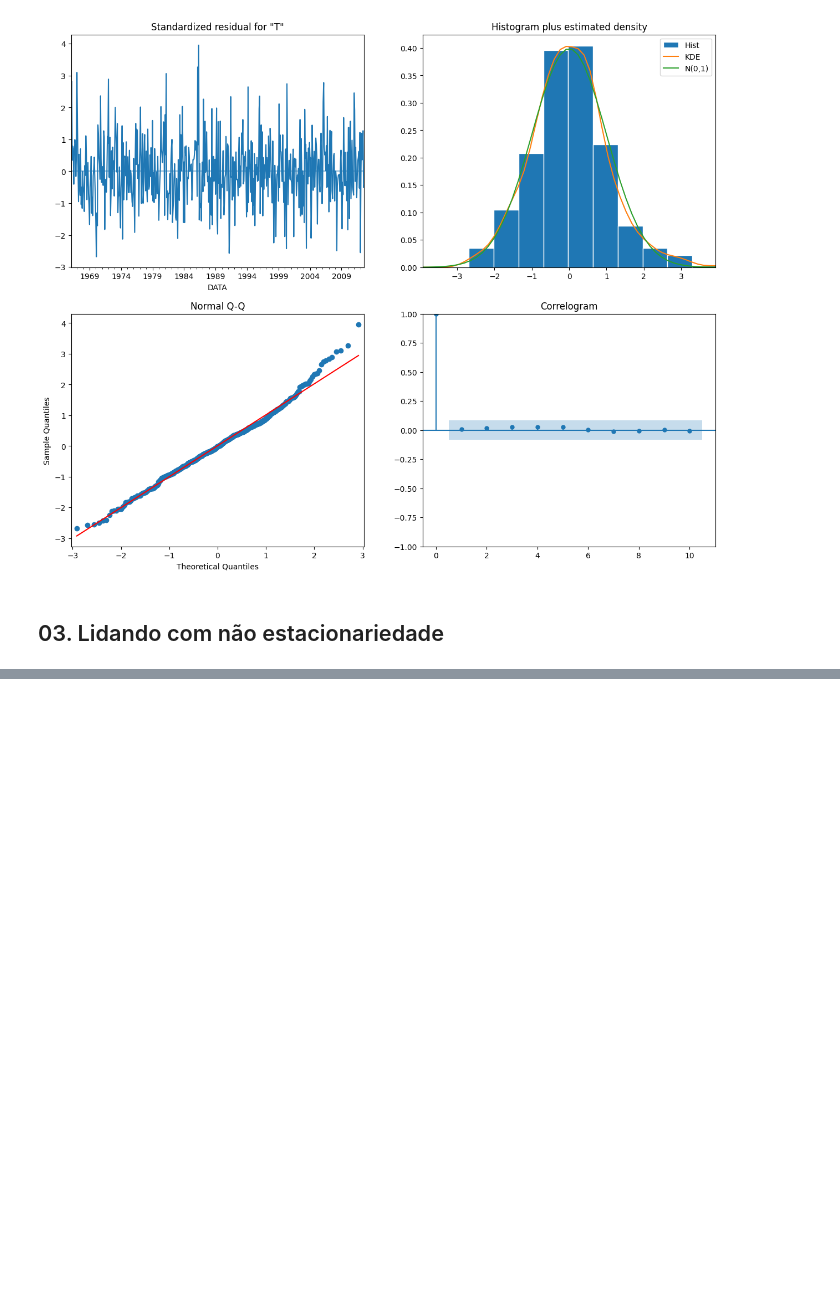
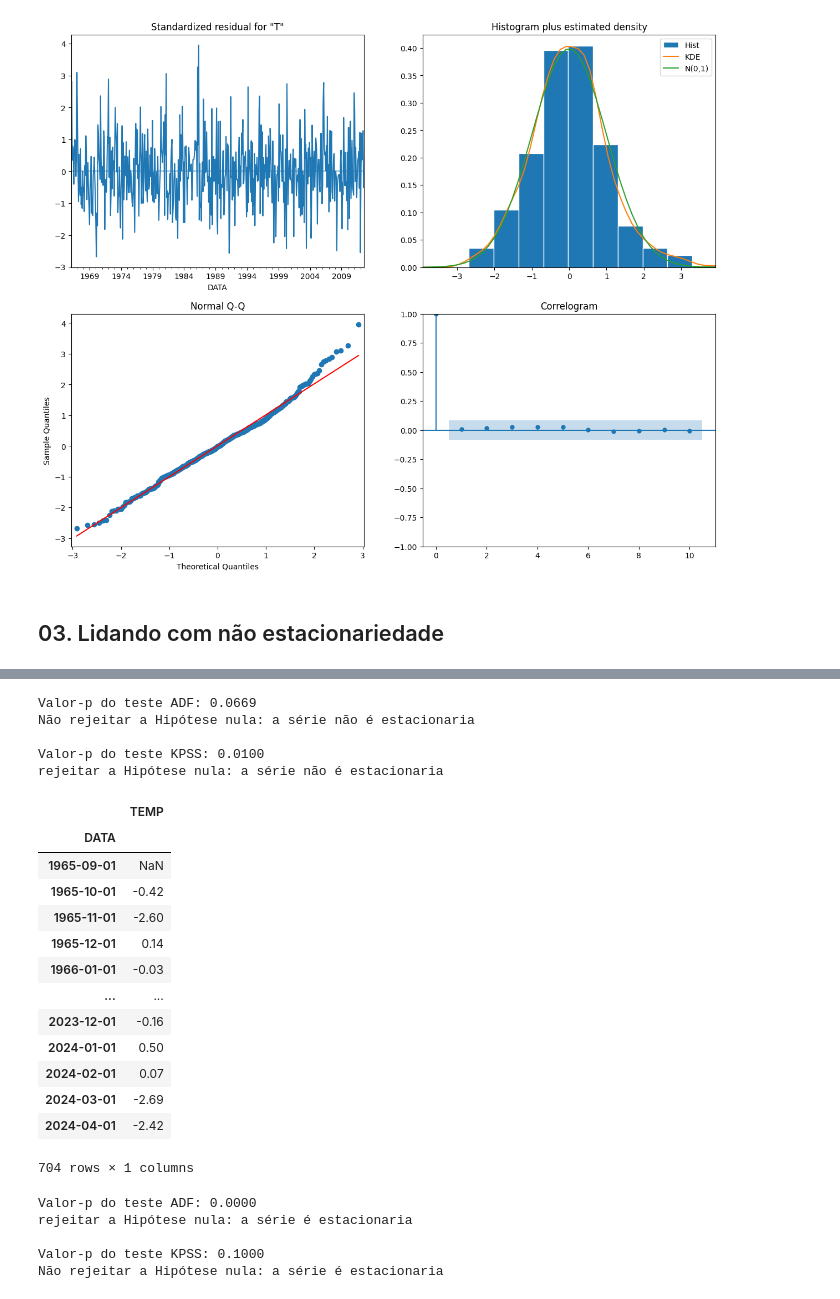
Before and after one commit to JCarapina/Estudos-praticos, a Jupyter notebook: series_temporais_2/notebooks/projeto.ipynb, the cells around one changed output, grey strips where cells are left out. Cells and saved outputs as stored; diff of their text form; code cells hidden in the pictures; blank space fills up the shorter version.

```diff
--- a/series_temporais_2/notebooks/projeto.ipynb
+++ b/series_temporais_2/notebooks/projeto.ipynb
@@ -471,0 +493,37 @@ SyntaxError: invalid syntax (4190012685.py, line 1)
+# %%
+# teste de estacionariedade
+estac(df_f3)
+# %% [output]
+Valor-p do teste ADF: 0.0669
+Não rejeitar a Hipótese nula: a série não é estacionaria
+
+Valor-p do teste KPSS: 0.0100
+rejeitar a Hipótese nula: a série não é estacionaria
+# %%
+# Quando na serie não é estacionaria não podemos aplicar modelos como AR ou ARMA, para isso precisamos converte a serie para estacionaria
+# para isso usaremos a diferenciação do valor atual pelo anterior
+df_f3.diff(1)
+# %% [output]
+|  | TEMP |
+| DATA |  |
+| 1965-09-01 | NaN |
+| 1965-10-01 | -0.42 |
+| 1965-11-01 | -2.60 |
+| 1965-12-01 | 0.14 |
+| 1966-01-01 | -0.03 |
+| ... | ... |
+| 2023-12-01 | -0.16 |
+| 2024-01-01 | 0.50 |
+| 2024-02-01 | 0.07 |
+| 2024-03-01 | -2.69 |
+| 2024-04-01 | -2.42 |
+704 rows × 1 columns
+# %%
+estac(df_f3.diff(1).iloc[1:])
+#Usamos iloc[1], pois o o primeiro numero [0] é NaN isso resultaria em erro.
+# %% [output]
+Valor-p do teste ADF: 0.0000
+rejeitar a Hipótese nula: a série é estacionaria
+
+Valor-p do teste KPSS: 0.1000
+Não rejeitar a Hipótese nula: a série é estacionaria
```
Also changed, not shown: parts of 2 cells of this notebook.
